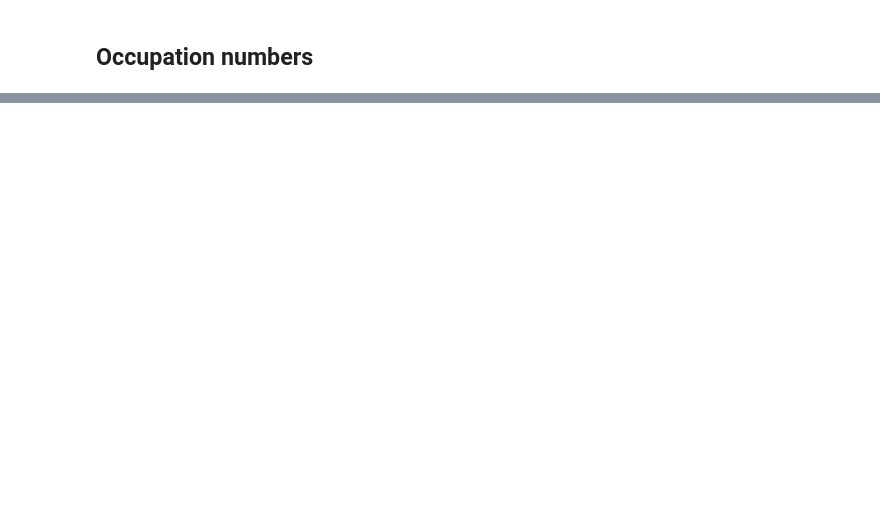
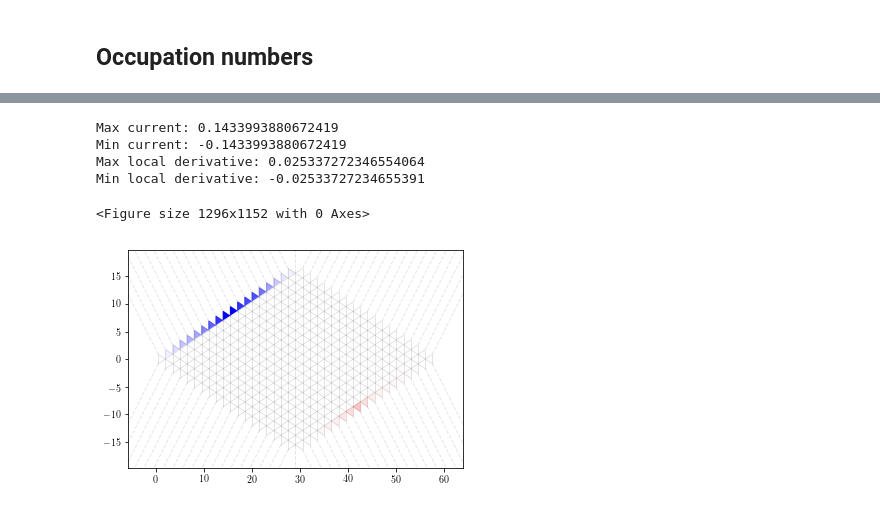
Before and after one commit to juanjosegarciaripoll/haldane, a Jupyter notebook: main.ipynb, the cells around one changed output, grey strips where cells are left out. Cells and saved outputs as stored; diff of their text form; code cells hidden in the pictures; blank space fills up the shorter version.

```diff
--- a/main.ipynb
+++ b/main.ipynb
@@ -56,0 +99,16 @@ plot_voronoi(lattice, currents, 'bwr')
+# %%
+currents = 2*np.imag(ham.A*expected)
+local_number_derivative = np.sum(currents, axis=1)
+print(f'Max current: {np.max(currents)}')
+print(f'Min current: {np.min(currents)}')
+print(f'Max local derivative: {np.max(local_number_derivative)}')
+print(f'Min local derivative: {np.min(local_number_derivative)}')
+
+plot_voronoi(lattice, local_number_derivative, colormap='bwr')
+# %% [output]
+Max current: 0.1433993880672419
+Min current: -0.1433993880672419
+Max local derivative: 0.025337272346554064
+Min local derivative: -0.02533727234655391
+<Figure size 1296x1152 with 0 Axes>
+[figure, added]
```
Also changed, not shown: parts of 12 cells of this notebook.
